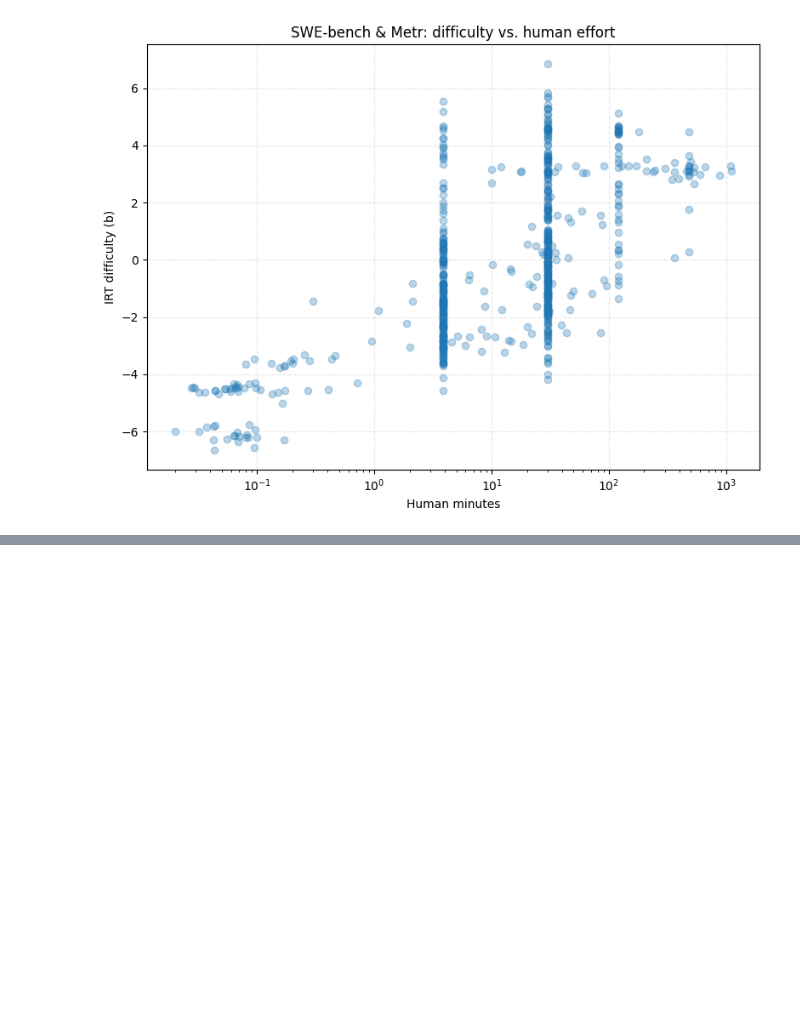
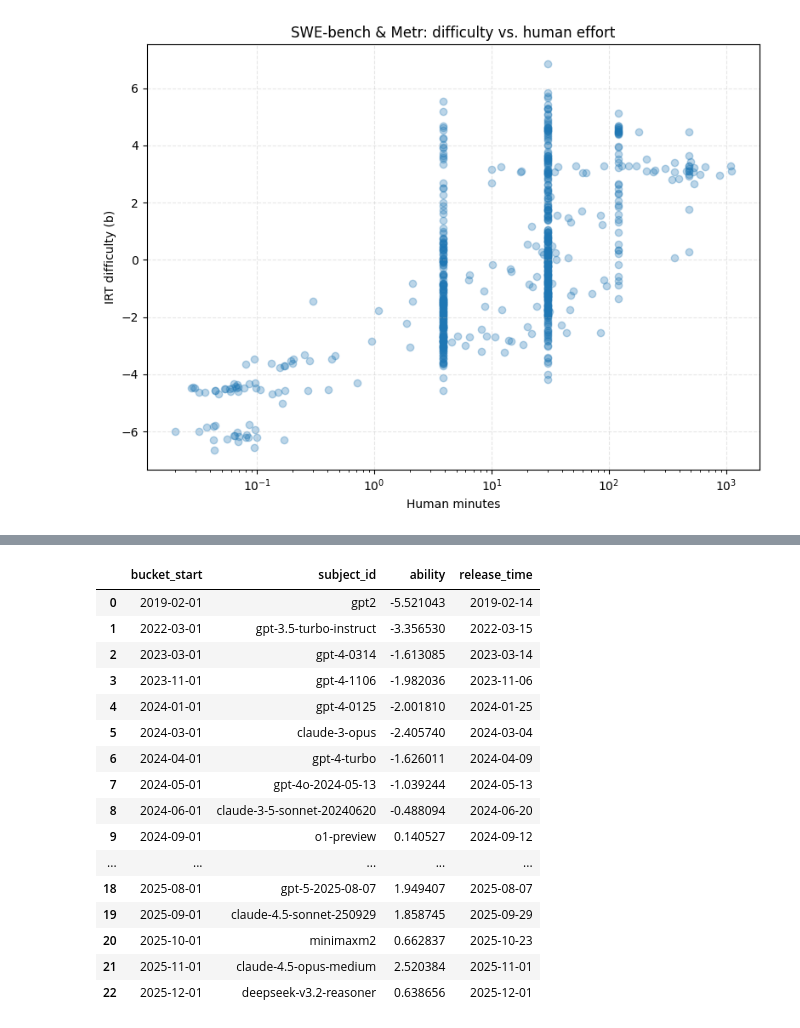
Before and after one commit to FY-Liu/BRIDGE, a Jupyter notebook: IRT/irt.ipynb, the cells around one changed output, grey strips where cells are left out. Drawn from its saved outputs; the diff is of its cells as text; code cells hidden in the pictures; blank space fills up the shorter version.

```diff
--- a/IRT/irt.ipynb
+++ b/IRT/irt.ipynb
@@ -1278,0 +1392,20 @@ plt.show()
+# %%
+bucketed
+# %% [output]
+|  | bucket_start | subject_id | ability | release_time |
+| 0 | 2019-02-01 | gpt2 | -5.521043 | 2019-02-14 |
+| 1 | 2022-03-01 | gpt-3.5-turbo-instruct | -3.356530 | 2022-03-15 |
+| 2 | 2023-03-01 | gpt-4-0314 | -1.613085 | 2023-03-14 |
+| 3 | 2023-11-01 | gpt-4-1106 | -1.982036 | 2023-11-06 |
+| 4 | 2024-01-01 | gpt-4-0125 | -2.001810 | 2024-01-25 |
+| 5 | 2024-03-01 | claude-3-opus | -2.405740 | 2024-03-04 |
+| 6 | 2024-04-01 | gpt-4-turbo | -1.626011 | 2024-04-09 |
+| 7 | 2024-05-01 | gpt-4o-2024-05-13 | -1.039244 | 2024-05-13 |
+| 8 | 2024-06-01 | claude-3-5-sonnet-20240620 | -0.488094 | 2024-06-20 |
+| 9 | 2024-09-01 | o1-preview | 0.140527 | 2024-09-12 |
+| ... | ... | ... | ... | ... |
+| 18 | 2025-08-01 | gpt-5-2025-08-07 | 1.949407 | 2025-08-07 |
+| 19 | 2025-09-01 | claude-4.5-sonnet-250929 | 1.858745 | 2025-09-29 |
+| 20 | 2025-10-01 | minimaxm2 | 0.662837 | 2025-10-23 |
+| 21 | 2025-11-01 | claude-4.5-opus-medium | 2.520384 | 2025-11-01 |
+| 22 | 2025-12-01 | deepseek-v3.2-reasoner | 0.638656 | 2025-12-01 |
```
Also changed, not shown: parts of 6 cells of this notebook, 11 other files.
